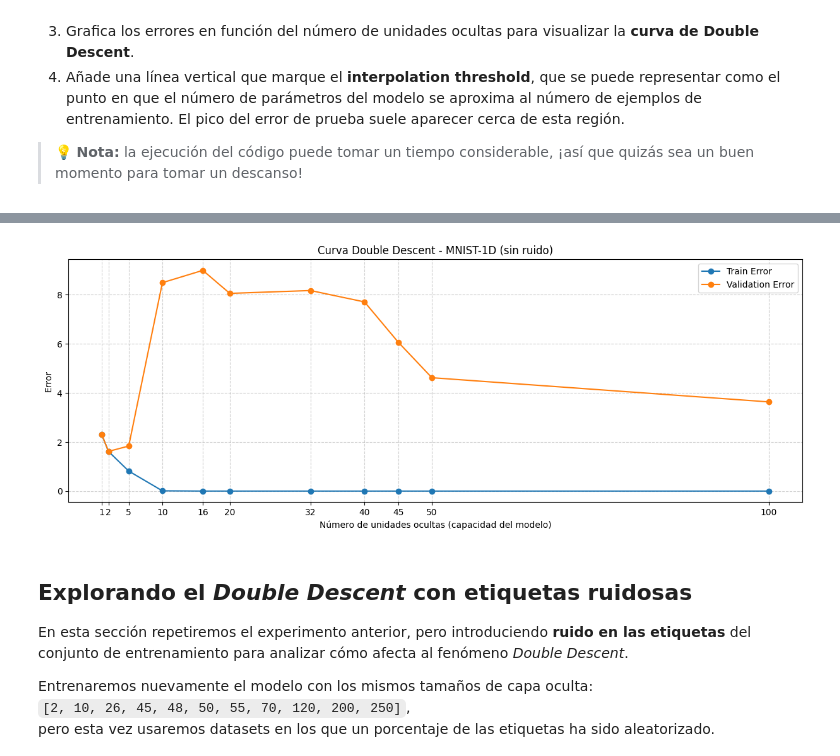
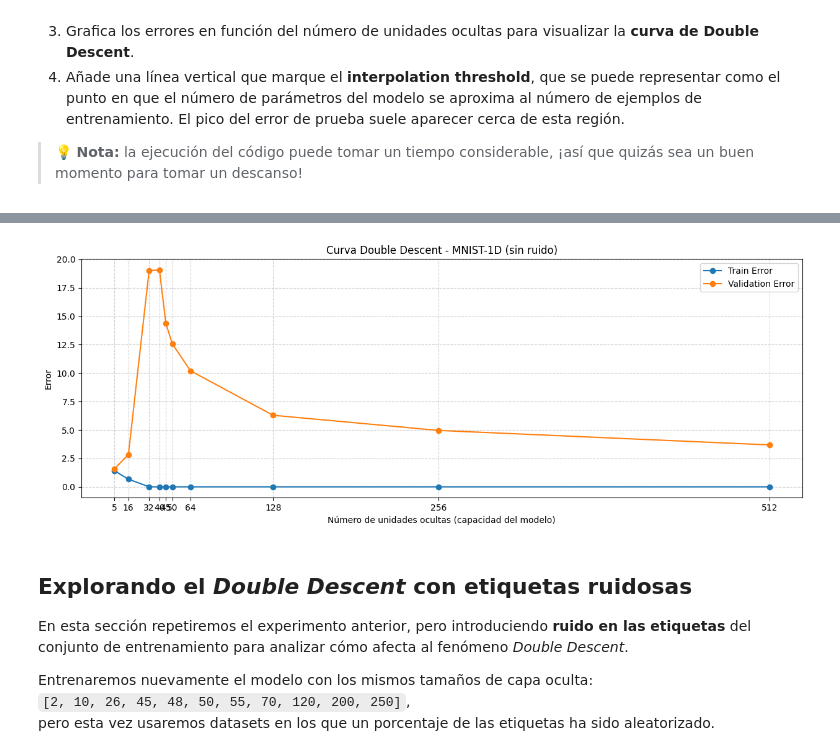
Before and after one commit to nataliacampiglia/deep_learling_tarea_2, a Jupyter notebook: Notebook_Double_Descent.ipynb, the cells around one changed output, grey strips where cells are left out. Drawn from its saved outputs; the diff is of its cells as text; code cells hidden in the pictures.

```diff
--- a/Notebook_Double_Descent.ipynb
+++ b/Notebook_Double_Descent.ipynb
@@ -84,9 +84,9 @@ Usando cuda
 LR = 1e-3
 CRITERION = nn.CrossEntropyLoss()
 BATCH_SIZE = 16
-EPOCHS = 1000
+EPOCHS = 5000
 #HIDDEN_SIZES = [2, 10, 26, 45, 48, 50, 55, 70, 120, 200, 250, 300]
-HIDDEN_SIZES = [1, 2, 16, 32, 40, 45, 50, 64, 128, 256, 512] # 11
+HIDDEN_SIZES = [5, 16, 32, 40, 45, 50, 64, 128, 256, 512] # 10
 LONG_HIDDEN_SIZES = [2, 40, 80, 120, 200, 300, 400, 500]
 # %%
 def get_noisy_mnist1d_dataset(noise_rate=0.0):
@@ -350,9 +390,9 @@ def plot_double_descent(training_errors, validation_errors, title="Curva Double
 # %%
 # le pasamos otro hidden_sizes que "haga zoom" en la zona de interes.
 # Esto NO modifica los hidden_sizes con los que se entreno
-plot_double_descent(training_errors, validation_errors, hidden_sizes=[1, 2, 5, 10, 16, 20, 32, 40, 45, 50, 100])
+plot_double_descent(training_errors, validation_errors)
 # %% [output]
-[figure, old version]
+[figure, new version]
 # %% [markdown]
 ## Explorando el *Double Descent* con etiquetas ruidosas
 
```
Also changed, not shown: parts of 7 cells of this notebook.
